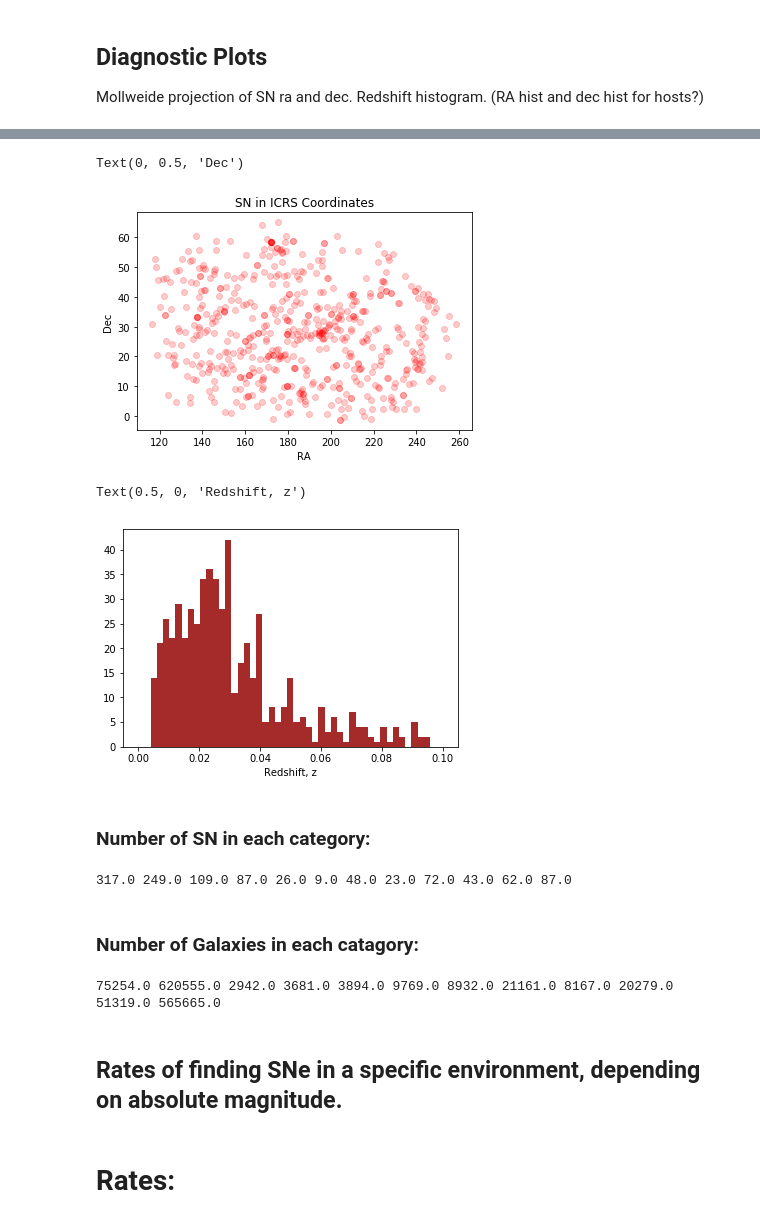
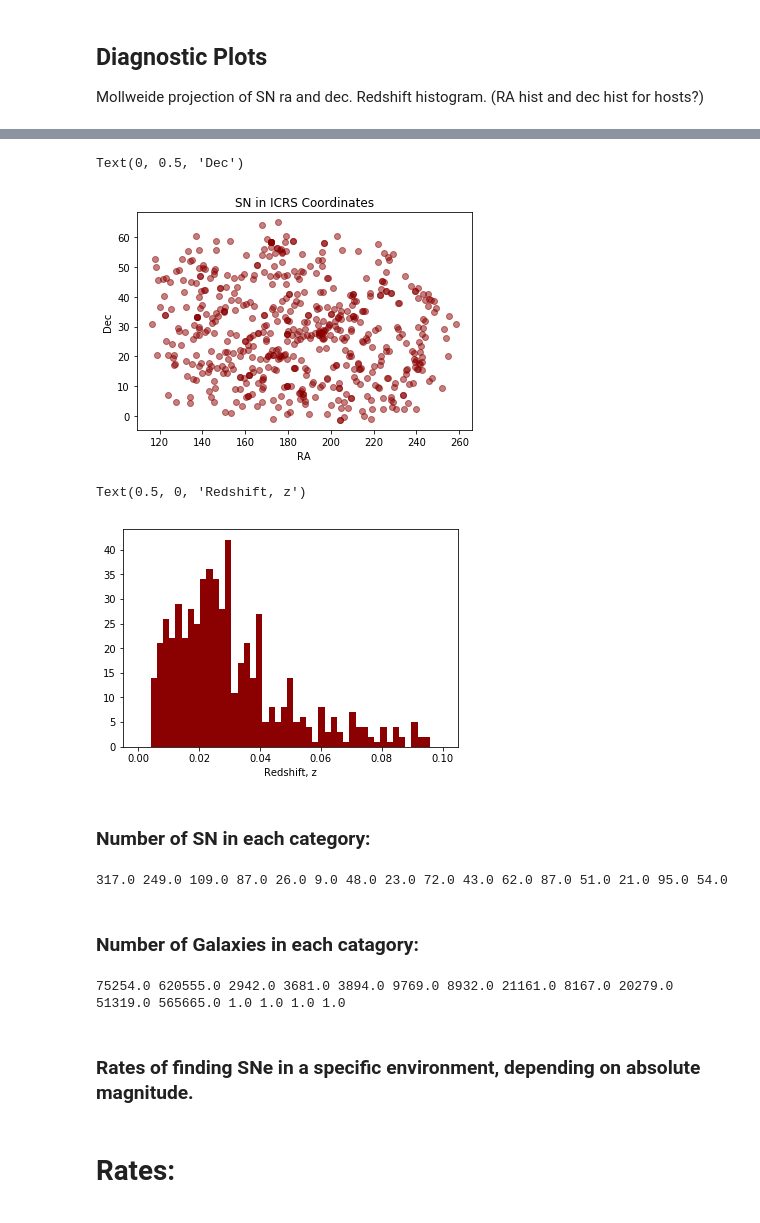
Before and after one commit to DESI-UR/SNe_Void_Properties, a Jupyter notebook: CURRENT_SNe_rates.ipynb, the cells around one changed output, grey strips where cells are left out. Drawn from its saved outputs; the diff is of its cells as text; code cells hidden in the pictures.

```diff
--- a/CURRENT_SNe_rates.ipynb
+++ b/CURRENT_SNe_rates.ipynb
@@ -443,17 +535,17 @@ Mollweide projection of SN ra and dec. Redshift histogram. (RA hist and dec hist
 # %%
-plt.plot(fcut_master_table['ra'], fcut_master_table['dec'], 'ro', alpha = 0.2)
+plt.scatter(fcut_master_table['ra'], fcut_master_table['dec'], color='darkred', alpha = 0.5)
 plt.title('SN in ICRS Coordinates')
 plt.xlabel('RA')
 plt.ylabel('Dec')
 # %% [output]
 Text(0, 0.5, 'Dec')
-[figure, old version]
+[figure, new version]
 # %%
-plt.hist(fcut_master_table['redshift'], bins=np.linspace(0.0, 0.1, 50), color='brown')
+plt.hist(fcut_master_table['redshift'], bins=np.linspace(0.0, 0.1, 50), color='darkred')
 plt.xlabel('Redshift, z')
 # %% [output]
 Text(0.5, 0, 'Redshift, z')
-[figure, old version]
+[figure, new version]
 # %% [markdown]
 ### Number of SN in each category:
 # %%
@@ -475,10 +567,16 @@ w1920_sn = float(np.sum(wtable19_20['vflag'] == 0))
 vBright_sn = float(np.sum(vbright_table['vflag'] == 1))
 wBright_sn = float(np.sum(wbright_table['vflag'] == 0))
 
+v1718h_sn = float(np.sum(v17_18hTable['vflag'] == 1))
+w1718h_sn = float(np.sum(wtable17_18h['vflag'] == 0))
+
+v18h20_sn = float(np.sum(v18h_20Table['vflag'] == 1))
+w18h20_sn = float(np.sum(wtable18h_20['vflag'] == 0))
+
 print(void_sn, wall_sn, vDwarf_sn, wDwarf_sn, v1718_sn, w1718_sn, v1819_sn, w1819_sn, v1920_sn, w1920_sn,
-      vBright_sn, wBright_sn)
+      vBright_sn, wBright_sn, v1718h_sn, w1718h_sn, v18h20_sn, w18h20_sn)
 # %% [output]
-317.0 249.0 109.0 87.0 26.0 9.0 48.0 23.0 72.0 43.0 62.0 87.0
+317.0 249.0 109.0 87.0 26.0 9.0 48.0 23.0 72.0 43.0 62.0 87.0 51.0 21.0 95.0 54.0
 # %% [markdown]
 ### Number of Galaxies in each catagory:
 # %%
@@ -500,12 +598,18 @@ w1920_gal = 20279.
 vBright_gal = 51319.
 wBright_gal = 565665.
 
+v1718h_gal = 1.
+w1718h_gal = 1.
+
+v18h20_gal = 1.
+w18h20_gal = 1.
+
 print(void_gal, wall_gal, vDwarf_gal, wDwarf_gal, v1718_gal, w1718_gal, v1819_gal, w1819_gal, v1920_gal, w1920_gal,
-      vBright_gal, wBright_gal)
+      vBright_gal, wBright_gal, v1718h_gal, w1718h_gal, v18h20_gal, w18h20_gal)
 # %% [output]
-75254.0 620555.0 2942.0 3681.0 3894.0 9769.0 8932.0 21161.0 8167.0 20279.0 51319.0 565665.0
+75254.0 620555.0 2942.0 3681.0 3894.0 9769.0 8932.0 21161.0 8167.0 20279.0 51319.0 565665.0 1.0 1.0 1.0 1.0
 # %% [markdown]
-## Rates of finding SNe in a specific environment, depending on absolute magnitude.
+### Rates of finding SNe in a specific environment, depending on absolute magnitude.
 # %%
 void_rate = void_sn/void_gal
 wall_rate =  wall_sn/wall_gal
```
Also changed, not shown: parts of 19 cells of this notebook.
